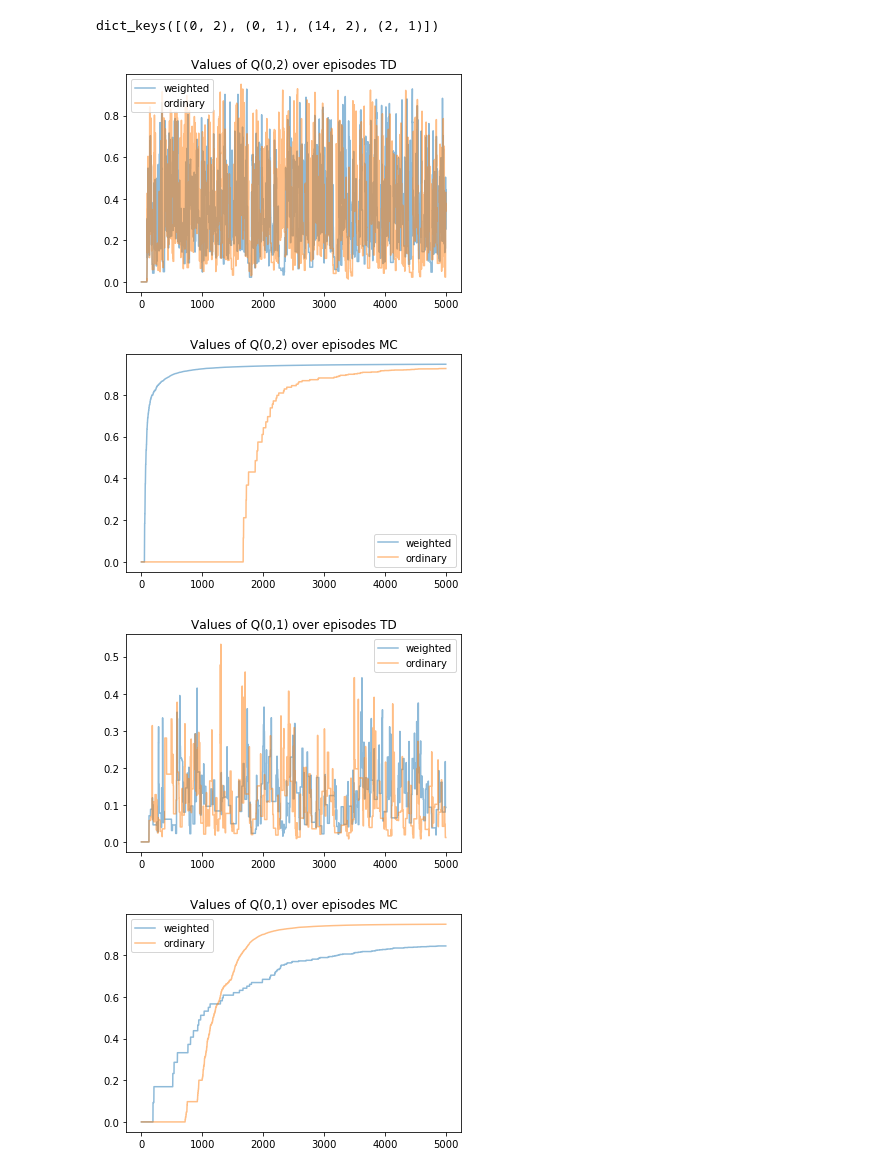
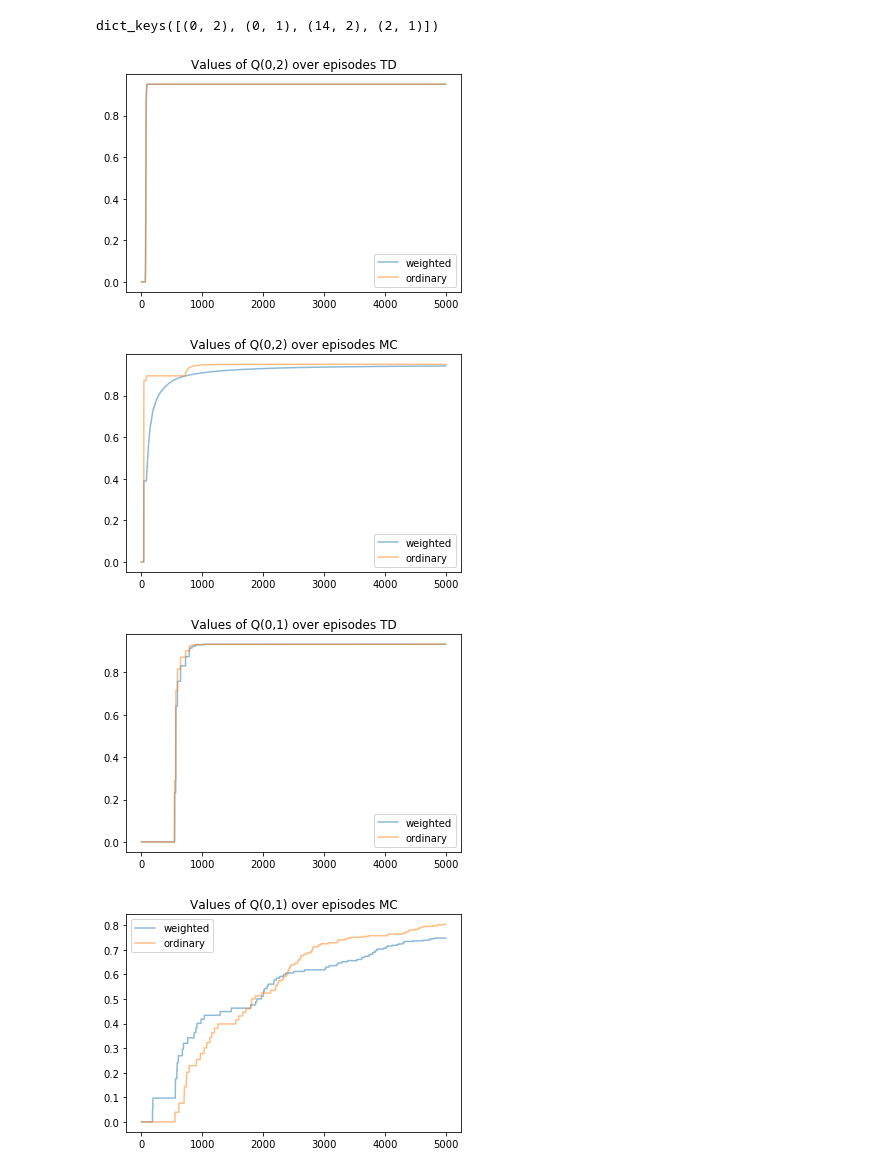
Before and after one commit to Tom-Lotze/RL_reproducibility, a Jupyter notebook: main_berend.ipynb, the cells around one changed output. Drawn from its saved outputs; the diff is of its cells as text; code cells hidden in the pictures.

Commit message:
some plots

```diff
--- a/main_berend.ipynb
+++ b/main_berend.ipynb
@@ -259,10 +265,10 @@ def mc_importance_sampling(env, behavior_policy, target_policy, num_episodes, we
 seed = 42
 
 # set other parameters
-epsilon = 0.2
+epsilon = 0.1
 gamma = 0.99
 num_episodes = 5000
-Q = np.ones((env.env.nS, env.env.nA)) * 0
+Q = np.zeros((env.nS, env.nA))
 behavioral_policy = EpsilonGreedyPolicy(Q, epsilon=epsilon)
 target_policy = GreedyPolicy(Q)
 
@@ -420,9 +360,10 @@ def sarsa_ordinary_importance_sampling(env, behavior_policy, target_policy,
 ## TD weighted importance sampling
 # %%
 import math
+
 def sarsa_importance_sampling(env, behavior_policy, target_policy, num_episodes, weighted=False,
                                        discount_factor=1.0, alpha=0.5, seed=42,
-                                 analyse_states=[(0,2), (0,1), (14,2), (2,1)]):
+                                 analyse_states=[(0,2), (0,1), (14,2), (2,1), (8,2)]):
     """
     SARSA algorithm: Off-policy TD control. Calculates the value function
     for a given target policy using behavior policy and ordinary importance sampling.
@@ -447,8 +388,8 @@ def sarsa_importance_sampling(env, behavior_policy, target_policy, num_episodes,
     stats = []
 
 #     Q = np.ones((env.nS, env.nA)) * -100
-    Q = np.zeros((env.env.nS, env.env.nA))
-    C = np.zeros((env.env.nS, env.env.nA))
+    Q = np.zeros((env.nS, env.nA))
+    C = np.zeros((env.nS, env.nA))
 
     analysis_values = dict((k,[]) for k in analyse_states)
 
@@ -470,6 +411,8 @@ def sarsa_importance_sampling(env, behavior_policy, target_policy, num_episodes,
             # Sample action at from next state
             a_prime = behavior_policy.sample_action(s_prime)
 
+            W = (target_policy.get_probs(s_prime,a_prime))/(behavior_policy.get_probs(s_prime,a_prime))
+
             if W == 0:
                 break
 
@@ -477,11 +420,9 @@ def sarsa_importance_sampling(env, behavior_policy, target_policy, num_episodes,
                 # Update weight and C
                 C[s][a] = W
                 # importance weight is 1
-                Q[s][a] += W/C[s][a] * alpha * (r + discount_factor * Q[s_prime][a_prime] - Q[s][a])
+                Q[s][a] += alpha * (r + discount_factor * Q[s_prime][a_prime] - Q[s][a])
             else:
                 Q[s][a] += W * alpha * (r + discount_factor * Q[s_prime][a_prime] - Q[s][a])
-
-            W = (target_policy.get_probs(s_prime,a_prime))/(behavior_policy.get_probs(s_prime,a_prime))
 
             behavior_policy.Q[s][a] = Q[s][a]
             target_policy.Q[s][a] = Q[s][a]
@@ -499,7 +440,6 @@ def sarsa_importance_sampling(env, behavior_policy, target_policy, num_episodes,
 
         # store state values to analyse
         for (s,a) in analyse_states:
-#             print(Q[s][a])
             analysis_values[(s,a)].append(Q[s][a])
 
     episode_lengths, episode_returns = zip(*stats)
@@ -510,10 +450,10 @@ def sarsa_importance_sampling(env, behavior_policy, target_policy, num_episodes,
 seed = 42
 
 # set other parameters
-epsilon = 0.2
+epsilon = 0.1
 gamma = 0.99
 num_episodes = 5000
-Q = np.zeros((env.env.nS, env.env.nA))
+Q = np.zeros((env.nS, env.nA))
 behavioral_policy = EpsilonGreedyPolicy(Q, epsilon=epsilon)
 target_policy = GreedyPolicy(Q)
 
@@ -524,7 +464,7 @@ Q_sarsa_ordinary, sarsa_ordinary_epslengths, sarsa_analysis_ordinary = sarsa_imp
                                                                num_episodes, weighted=False,
                                                                          discount_factor=gamma, seed=seed)
 
-Q = np.zeros((env.env.nS, env.env.nA))
+Q = np.zeros((env.nS, env.nA))
 behavioral_policy = EpsilonGreedyPolicy(Q, epsilon=epsilon)
 target_policy = GreedyPolicy(Q)
 
@@ -605,7 +497,7 @@ sarsa_analysis_weighted.keys()
 # %% [output]
 dict_keys([(0, 2), (0, 1), (14, 2), (2, 1)])
 # %%
-def plot_variances(state, action):
+def plot_values(state, action):
     plt.plot(np.arange(0,5000), sarsa_analysis_weighted[(state,action)], label='weighted', alpha=0.5)
     plt.plot(np.arange(0,5000), sarsa_analysis_ordinary[(state,action)], label='ordinary', alpha=0.5)
     plt.legend()
@@ -618,12 +510,12 @@ def plot_variances(state, action):
     plt.title(f"Values of Q({state},{action}) over episodes MC")
     plt.show()
 # %%
-plot_variances(0,2)
+plot_values(0,2)
 # %% [output]
-[figure, old version]
+[figure, new version]
-[figure, old version]
+[figure, new version]
 # %%
-plot_variances(0,1)
+plot_values(0,1)
 # %% [output]
-[figure, old version]
+[figure, new version]
-[figure, old version]
+[figure, new version]
```
Also changed, not shown: parts of 19 cells of this notebook.
